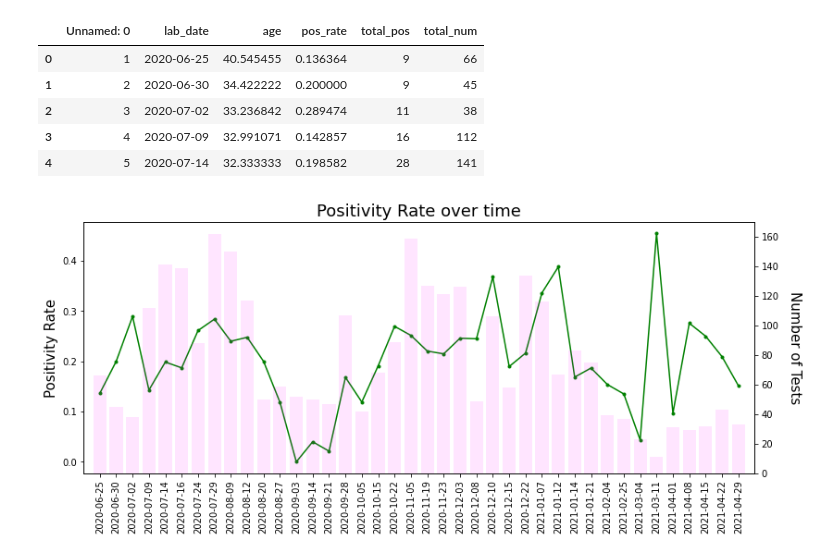
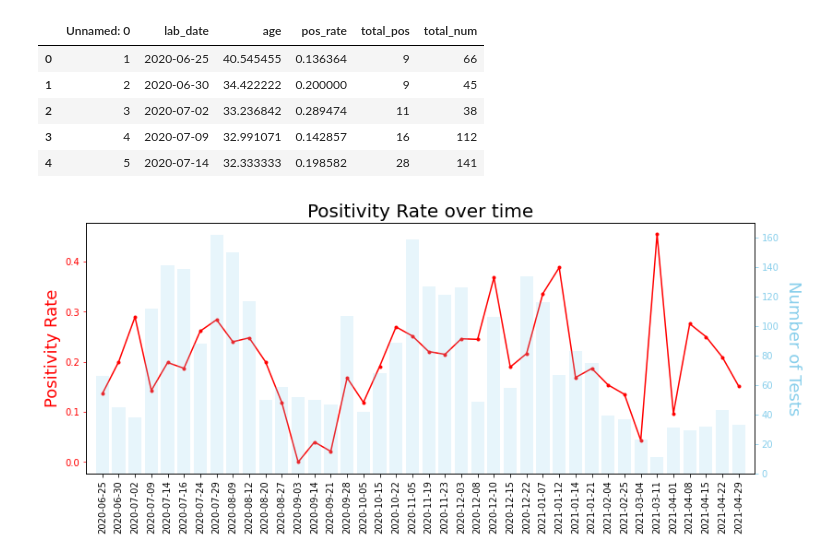
Before and after one commit to jshin13/probabilistic-linkage, a Jupyter notebook: fastLink_analysis.ipynb, the cells around one changed output. Cells and saved outputs as stored; diff of their text form; code cells hidden in the pictures.

Commit message:
figure styling update

```diff
--- a/fastLink_analysis.ipynb
+++ b/fastLink_analysis.ipynb
@@ -20,23 +20,27 @@ df_time.head()
 # %%
 fig, ax = plt.subplots(figsize=(13,5))
 
 ax2 = ax.twinx()
-ax.plot(df_time['lab_date'], df_time['pos_rate'], 'g.-', color='green')
-ax2.bar(df_time['lab_date'], df_time['total_num'], alpha=0.1, color='magenta')
+ax.plot(df_time['lab_date'], df_time['pos_rate'], 'g.-', color='red')
+ax2.bar(df_time['lab_date'], df_time['total_num'], alpha=0.2, color='skyblue')
 
 # for tick in ax.xaxis.get_minor_ticks():
 #     tick.lab_date.set_xticklabels('right')
 
 ax.set_xticklabels(df_time['lab_date'], rotation=90, fontsize=10);#, rotation_mode='anchor'
-ax.set_ylabel('Positivity Rate', fontsize=18-3);
-ax2.set_ylabel('Number of Tests', rotation=270, fontsize=18-3);
+ax.set_ylabel('Positivity Rate', fontsize=18-0);
+ax2.set_ylabel('Number of Tests', rotation=270, fontsize=18-0);
 ax.set_xlim(-1,40);
 ax2.yaxis.set_label_coords(1.07,0.5);
-ax.set_title('Positivity Rate over time', fontsize=18)
+ax.set_title('Positivity Rate over time', fontsize=20)
+ax.tick_params(axis='y', colors='red')
+ax2.tick_params(axis='y', colors='skyblue')
+ax.yaxis.label.set_color('red')
+ax2.yaxis.label.set_color('skyblue')
 
 # for tick in ax.xaxis.get_majorticklabels():
 #     tick.set_y(-.08)
 
 plt.savefig('figs/posrate.png', bbox_inches='tight')
 # %% [output]
-[figure, old version]
+[figure, new version]
```
